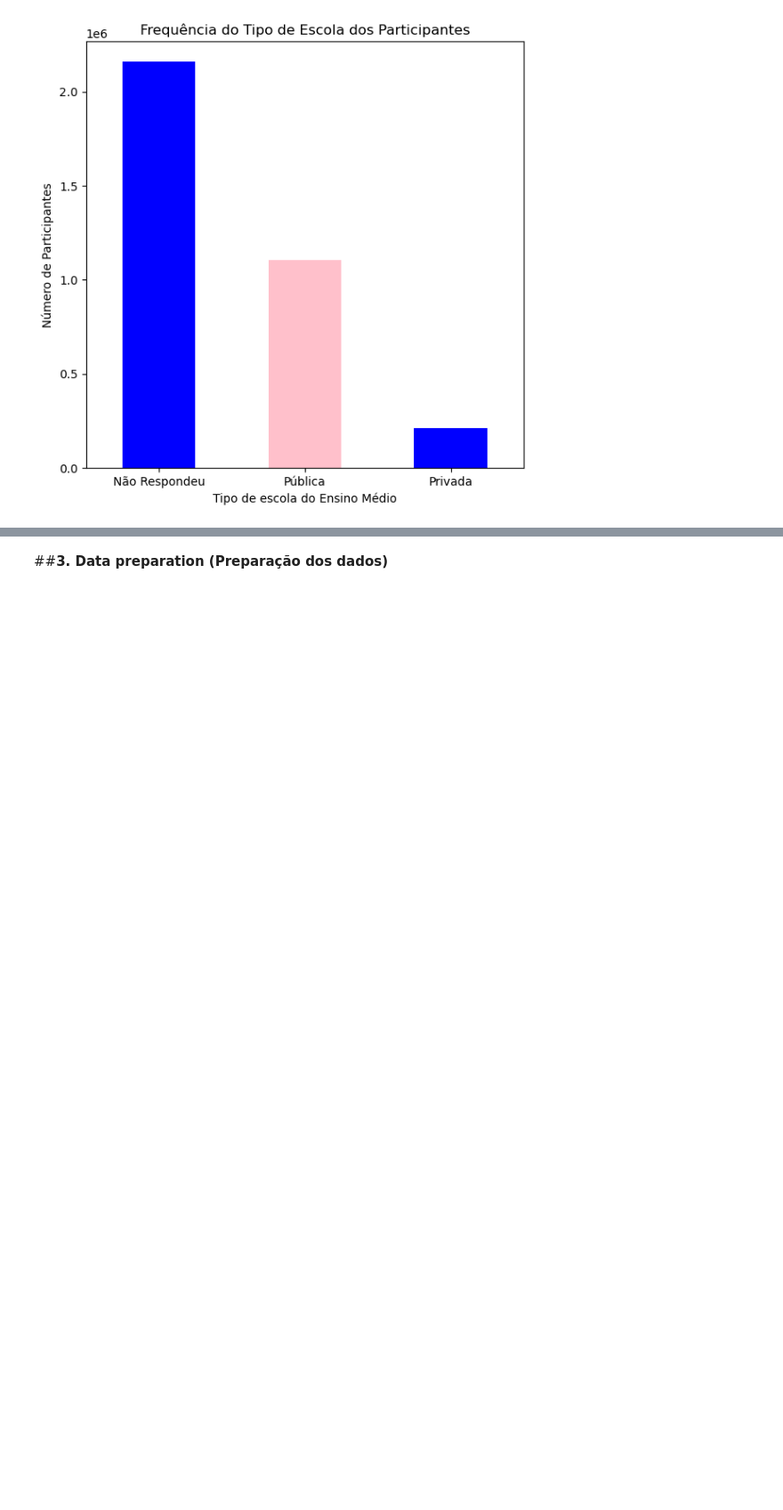
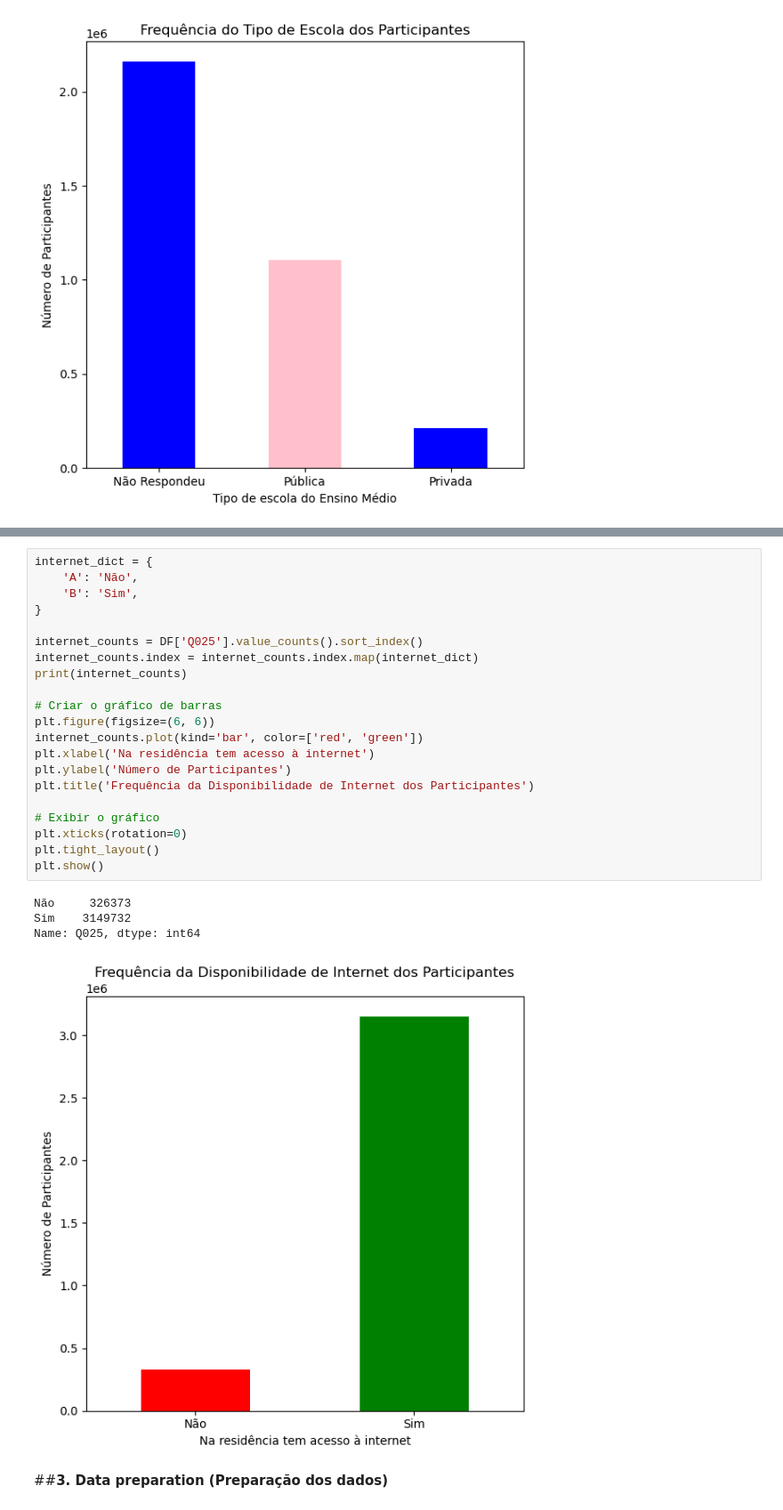
Before and after one commit to Chbmleao/DataMining-TP1, a Jupyter notebook: TP1_Mineração_de_Dados.ipynb, the cells around one changed output, grey strips where cells are left out. Shown: that part at 89% size. Drawn from its saved outputs; the diff is of its cells as text; blank space fills up the shorter version.

```diff
--- a/TP1_Mineração_de_Dados.ipynb
+++ b/TP1_Mineração_de_Dados.ipynb
@@ -234,3 +266,29 @@ Name: TP_ESCOLA, dtype: int64
+# %%
+internet_dict = {
+    'A': 'Não',
+    'B': 'Sim',
+}
+
+internet_counts = DF['Q025'].value_counts().sort_index()
+internet_counts.index = internet_counts.index.map(internet_dict)
+print(internet_counts)
+
+# Criar o gráfico de barras
+plt.figure(figsize=(6, 6))
+internet_counts.plot(kind='bar', color=['red', 'green'])
+plt.xlabel('Na residência tem acesso à internet')
+plt.ylabel('Número de Participantes')
+plt.title('Frequência da Disponibilidade de Internet dos Participantes')
+
+# Exibir o gráfico
+plt.xticks(rotation=0)
+plt.tight_layout()
+plt.show()
+# %% [output]
+Não     326373
+Sim    3149732
+Name: Q025, dtype: int64
+[figure, added]
 # %% [markdown]
 ##**3. Data preparation (Preparação dos dados)**
 # %% [markdown]
```
Also changed, not shown: parts of 1 cell of this notebook.
